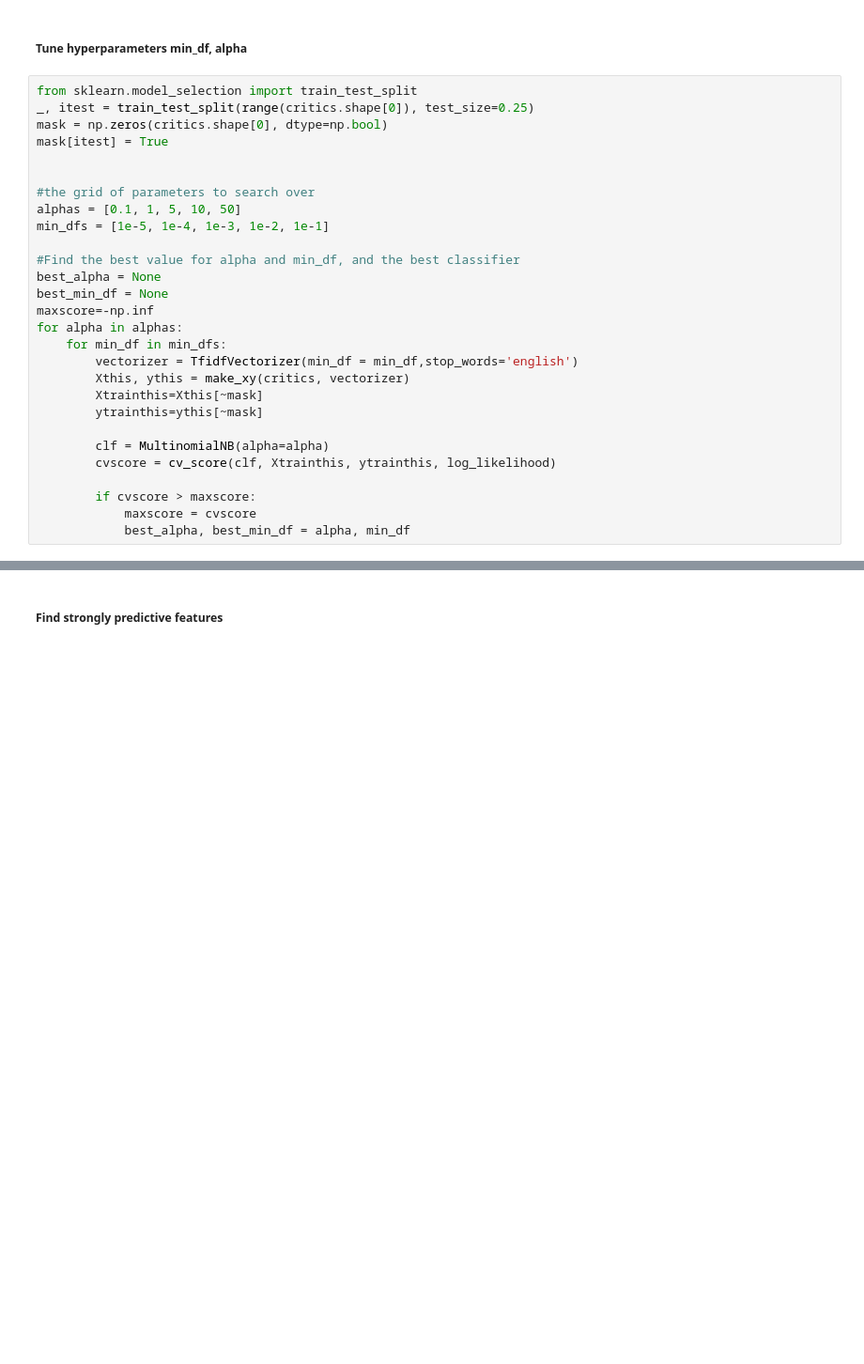
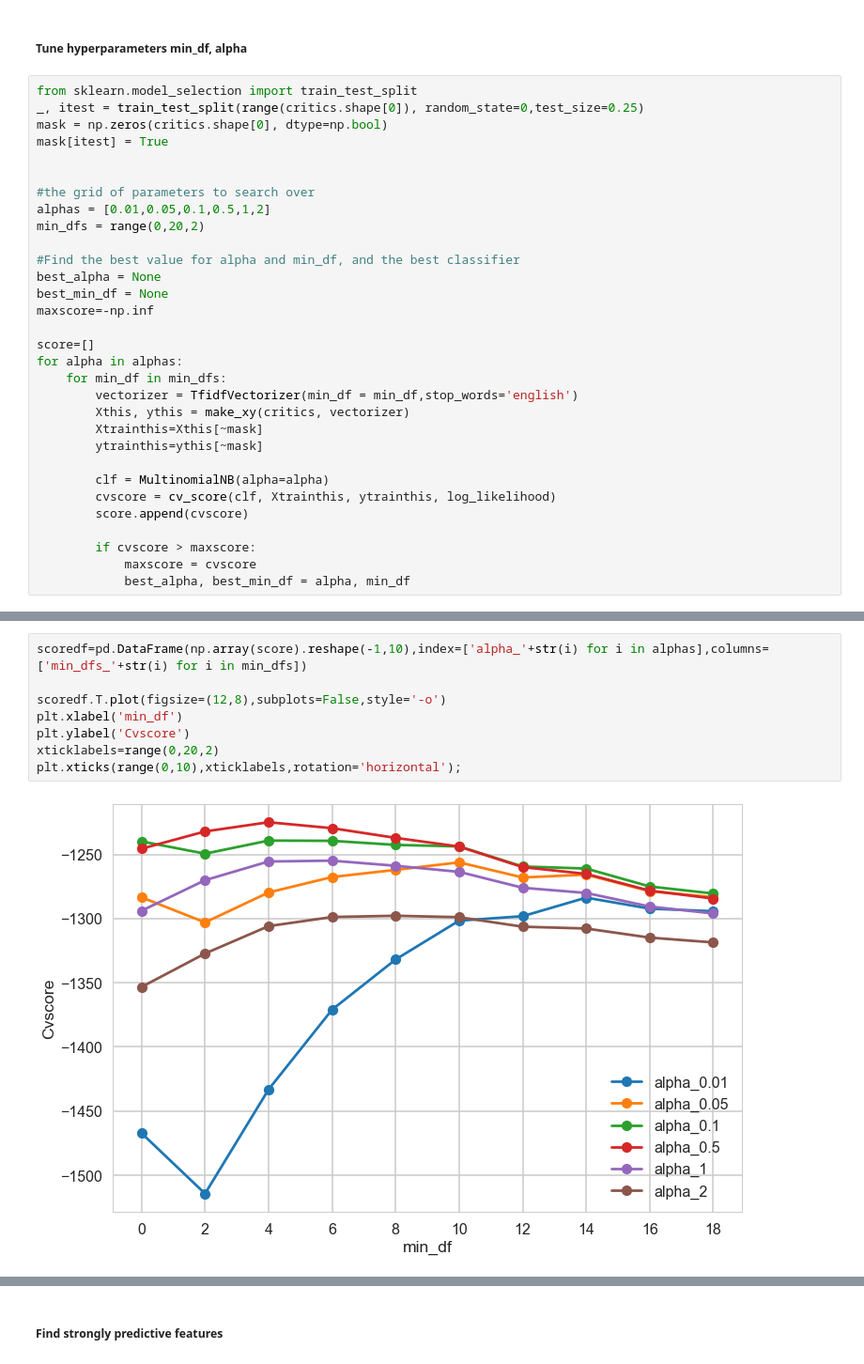
Before and after one commit to phyhouhou/SpringboardProjects, a Jupyter notebook: miniProjects/naive_bayes/Mini_Project_Naive_Bayes.ipynb, the cells around one changed output, grey strips where cells are left out. Shown at 94% size. Drawn from its saved outputs; the diff is of its cells as text; blank space fills up the shorter version.

```diff
--- a/miniProjects/naive_bayes/Mini_Project_Naive_Bayes.ipynb
+++ b/miniProjects/naive_bayes/Mini_Project_Naive_Bayes.ipynb
@@ -608,19 +608,21 @@ test accuracy: 0.71
 ##### Tune hyperparameters min_df, alpha
 # %%
 from sklearn.model_selection import train_test_split
-_, itest = train_test_split(range(critics.shape[0]), test_size=0.25)
+_, itest = train_test_split(range(critics.shape[0]), random_state=0,test_size=0.25)
 mask = np.zeros(critics.shape[0], dtype=np.bool)
 mask[itest] = True
 
 
 #the grid of parameters to search over
-alphas = [0.1, 1, 5, 10, 50]
-min_dfs = [1e-5, 1e-4, 1e-3, 1e-2, 1e-1]
+alphas = [0.01,0.05,0.1,0.5,1,2]
+min_dfs = range(0,20,2)
 
 #Find the best value for alpha and min_df, and the best classifier
 best_alpha = None
 best_min_df = None
 maxscore=-np.inf
+
+score=[]
 for alpha in alphas:
     for min_df in min_dfs:
         vectorizer = TfidfVectorizer(min_df = min_df,stop_words='english')
@@ -630,6 +632,7 @@ for alpha in alphas:
 
         clf = MultinomialNB(alpha=alpha)
         cvscore = cv_score(clf, Xtrainthis, ytrainthis, log_likelihood)
+        score.append(cvscore)
 
         if cvscore > maxscore:
             maxscore = cvscore
@@ -643,3 +646,13 @@ min_df:  1e-05
+# %%
+scoredf=pd.DataFrame(np.array(score).reshape(-1,10),index=['alpha_'+str(i) for i in alphas],columns=['min_dfs_'+str(i) for i in min_dfs])
+
+scoredf.T.plot(figsize=(12,8),subplots=False,style='-o')
+plt.xlabel('min_df')
+plt.ylabel('Cvscore')
+xticklabels=range(0,20,2)
+plt.xticks(range(0,10),xticklabels,rotation='horizontal');
+# %% [output]
+[figure, added]
 # %%
 tfidfvectorizer=TfidfVectorizer(min_df = best_min_df,stop_words='english')
 X, y = make_xy(critics,vectorizer=tfidfvectorizer)
```
Also changed, not shown: parts of 16 cells of this notebook.
